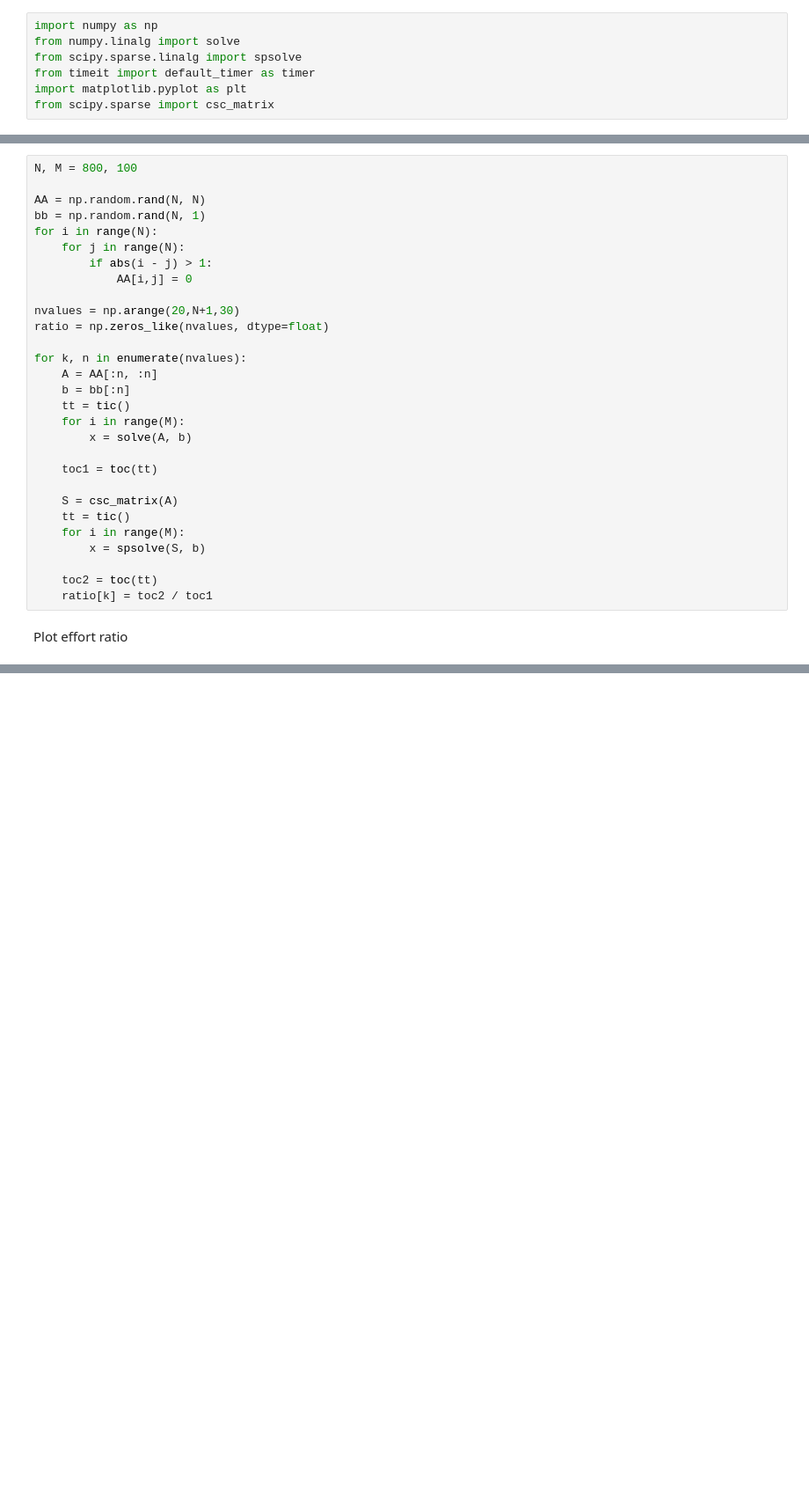
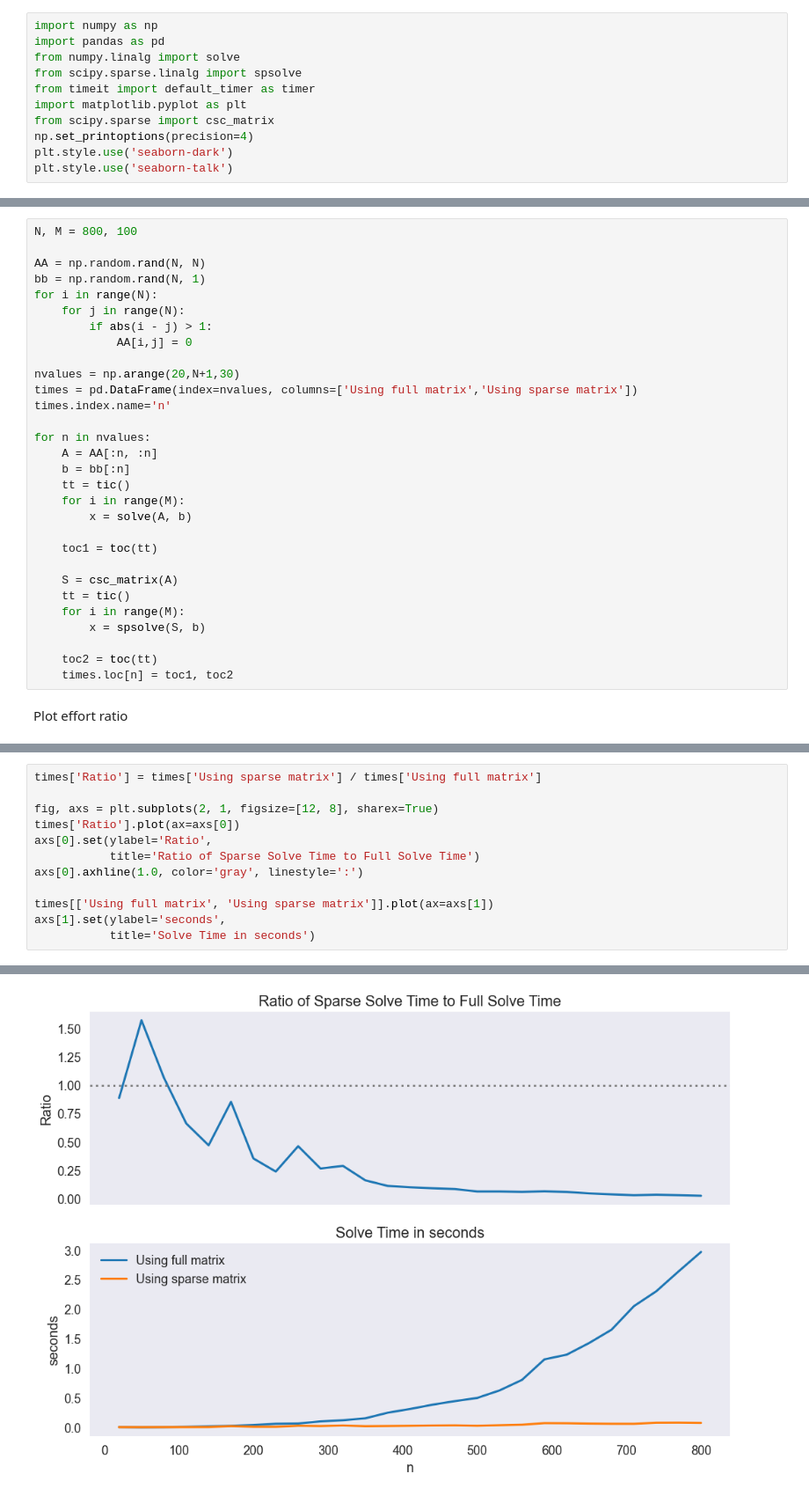
Before and after one commit to randall-romero/CompEcon, a Jupyter notebook: _sources/notebooks/lin/03 Sparse linear equations.ipynb, the cells around one changed output, grey strips where cells are left out. Shown at 88% size. Drawn from its saved outputs; the diff is of its cells as text; blank space fills up the shorter version.

```diff
--- a/_sources/notebooks/lin/03 Sparse linear equations.ipynb
+++ b/_sources/notebooks/lin/03 Sparse linear equations.ipynb
@@ -15,11 +15,15 @@ Running this file requires the Python version of CompEcon. This can be installed
 <hr>
 # %%
 import numpy as np
+import pandas as pd
 from numpy.linalg import solve
 from scipy.sparse.linalg import spsolve
 from timeit import default_timer as timer
 import matplotlib.pyplot as plt
 from scipy.sparse import csc_matrix
+np.set_printoptions(precision=4)
+plt.style.use('seaborn-dark')
+plt.style.use('seaborn-talk')
 # %% [markdown]
 Define some timing functions
 # %%
@@ -38,9 +42,10 @@ for i in range(N):
             AA[i,j] = 0
 
 nvalues = np.arange(20,N+1,30)
-ratio = np.zeros_like(nvalues, dtype=float)
+times = pd.DataFrame(index=nvalues, columns=['Using full matrix','Using sparse matrix'])
+times.index.name='n'
 
-for k, n in enumerate(nvalues):
+for n in nvalues:
     A = AA[:n, :n]
     b = bb[:n]
     tt = tic()
@@ -55,6 +60,6 @@ for k, n in enumerate(nvalues):
         x = spsolve(S, b)
 
     toc2 = toc(tt)
-    ratio[k] = toc2 / toc1
+    times.loc[n] = toc1, toc2
 # %% [markdown]
 Plot effort ratio
@@ -70,0 +66,13 @@ ax.spines[['top', 'right']].set_visible(False)
+# %%
+times['Ratio'] = times['Using sparse matrix'] / times['Using full matrix']
+
+fig, axs = plt.subplots(2, 1, figsize=[12, 8], sharex=True)
+times['Ratio'].plot(ax=axs[0])
+axs[0].set(ylabel='Ratio',
+           title='Ratio of Sparse Solve Time to Full Solve Time')
+axs[0].axhline(1.0, color='gray', linestyle=':')
+
+times[['Using full matrix', 'Using sparse matrix']].plot(ax=axs[1])
+axs[1].set(ylabel='seconds',
+           title='Solve Time in seconds')
+# %% [output]
@@ -70,0 +80 @@ ax.spines[['top', 'right']].set_visible(False)
+[figure, added]
```
Also changed, not shown: parts of 4 cells of this notebook, 9 other files.
